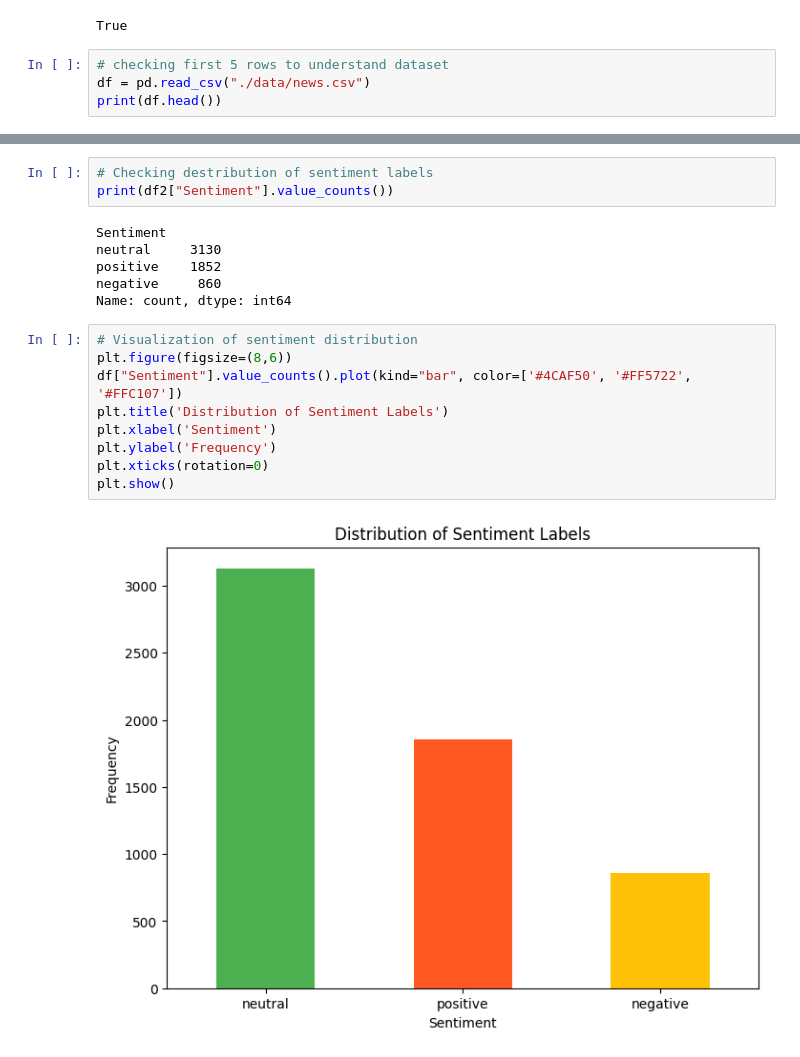
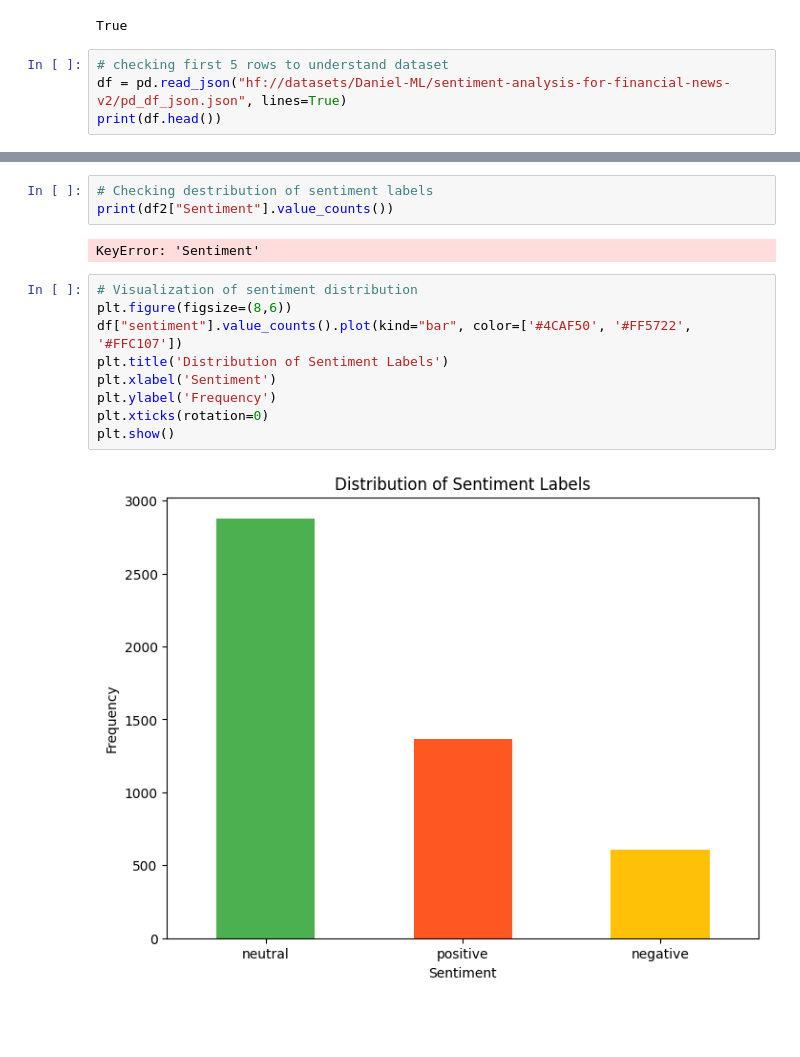
Before and after one commit to anismabaziz/stock-mood, a Jupyter notebook: backend/model/eda.ipynb, the cells around one changed output, grey strips where cells are left out. Saved outputs shown, nothing was run; the diff lists cells and outputs as text; blank space fills up the shorter version.

```diff
--- a/backend/model/eda.ipynb
+++ b/backend/model/eda.ipynb
@@ -13,6 +13,6 @@ nltk.download('stopwords')
 True
 # %%
 # checking first 5 rows to understand dataset
-df = pd.read_csv("./data/news.csv")
+df = pd.read_json("hf://datasets/Daniel-ML/sentiment-analysis-for-financial-news-v2/pd_df_json.json", lines=True)
 print(df.head())
 # %% [output]
@@ -66,22 +66,18 @@ None
 # Checking destribution of sentiment labels
 print(df2["Sentiment"].value_counts())
 # %% [output]
-Sentiment
-neutral     3130
-positive    1852
-negative     860
-Name: count, dtype: int64
+KeyError: 'Sentiment'
 # %%
 # Visualization of sentiment distribution
 plt.figure(figsize=(8,6))
-df["Sentiment"].value_counts().plot(kind="bar", color=['#4CAF50', '#FF5722', '#FFC107'])
+df["sentiment"].value_counts().plot(kind="bar", color=['#4CAF50', '#FF5722', '#FFC107'])
 plt.title('Distribution of Sentiment Labels')
 plt.xlabel('Sentiment')
 plt.ylabel('Frequency')
 plt.xticks(rotation=0)
 plt.show()
 # %% [output]
-[figure, old version]
+[figure, new version]
 # %%
 # text data exploration
 # adding another column for text length
```
Also changed, not shown: parts of 8 cells of this notebook, 3 other files.
